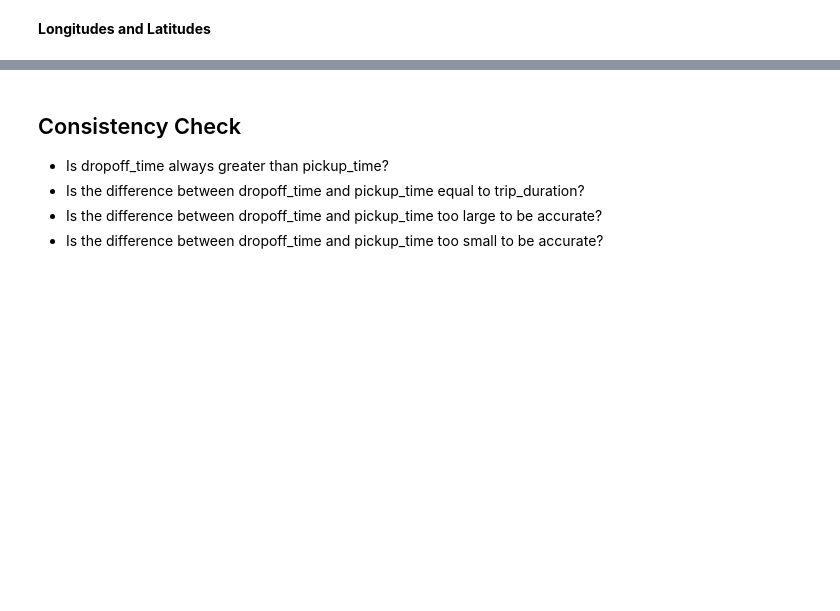
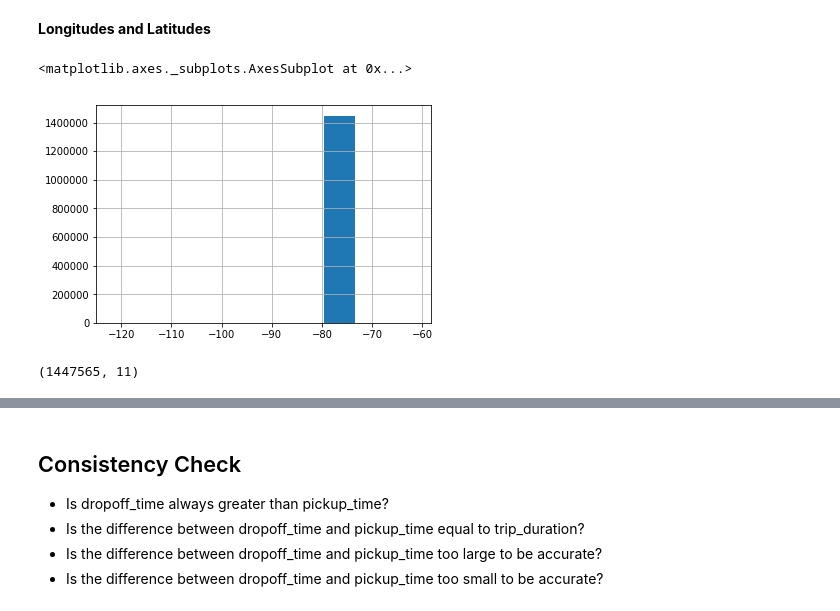
Before and after one commit to ch00226855/CMP464-Fall2019, a Jupyter notebook: Week7_Matplotlib_Part2.ipynb, the cells around one changed output, grey strips where cells are left out. Saved outputs shown, nothing was run; the diff lists cells and outputs as text; code cells hidden in the pictures; blank space fills up the shorter version.

```diff
--- a/Week7_Matplotlib_Part2.ipynb
+++ b/Week7_Matplotlib_Part2.ipynb
@@ -248,2 +258,27 @@ taxidata['trip_duration'].hist(bins=20)
 # %% [markdown]
 **Longitudes and Latitudes**
+# %%
+# Longitudes:
+taxidata['pickup_longitude'].hist()
+# %% [output]
+<matplotlib.axes._subplots.AxesSubplot at 0x...>
+[figure, added]
+# %%
+# A few outliers make the histogram not informational.
+# Let's look at some extreme instances.
+
+# index = (taxidata['pickup_longitude'] < -80)
+# taxidata_temp = taxidata[index]
+# taxidata_temp.head(10)
+
+# index = (taxidata['pickup_longitude'] > -70)
+# taxidata_temp = taxidata[index]
+# taxidata_temp.head()
+# taxidata_temp.shape
+
+# Remove instances whose pickup longitude is < -80 or > -70
+index = (taxidata['pickup_longitude'] < -74.1) | (taxidata['pickup_longitude'] > -73.7)
+taxidata1 = taxidata[~index]
+taxidata1.shape
+# %% [output]
+(1447565, 11)
```
Also changed, not shown: parts of 24 cells of this notebook.
